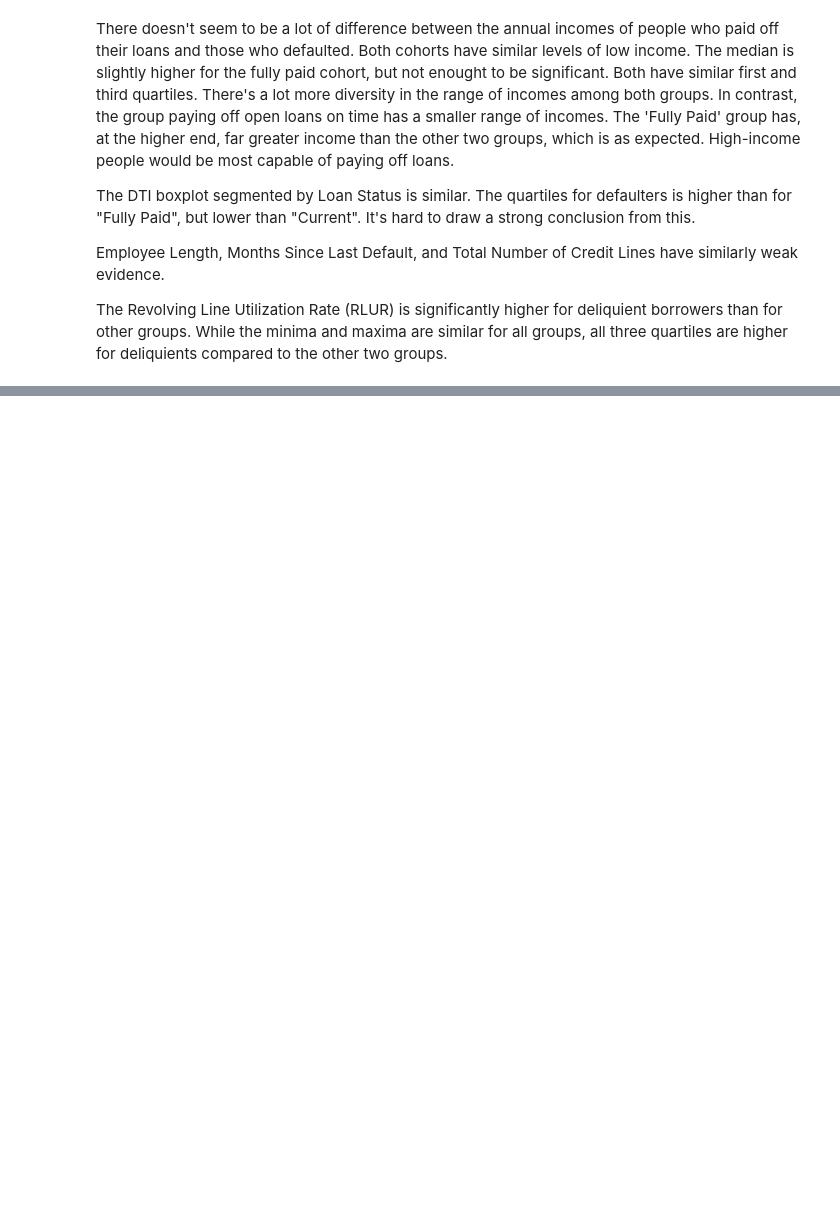
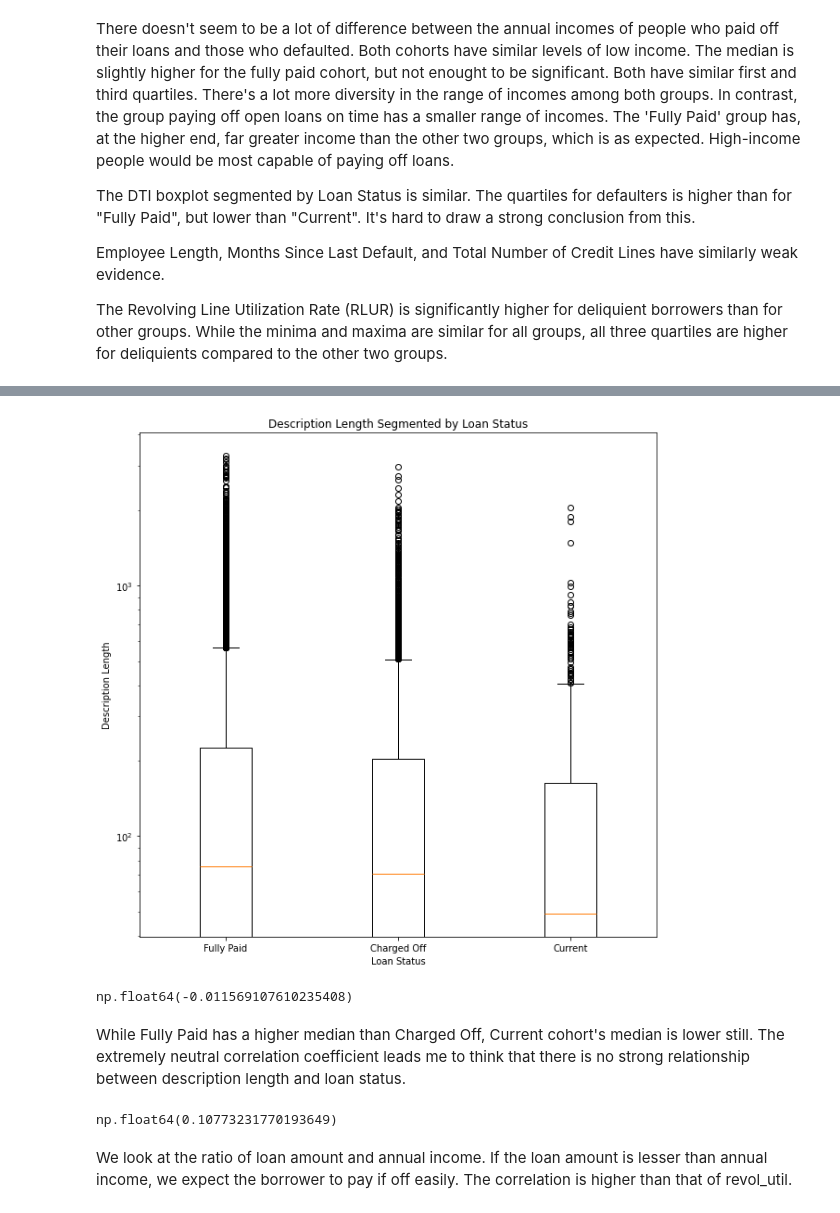
Before and after one commit to partwalk/iiitb-ml-ai, a Jupyter notebook: Module 6/case_study.ipynb, the cells around one changed output, grey strips where cells are left out. Drawn from its saved outputs; the diff is of its cells as text; code cells hidden in the pictures; blank space fills up the shorter version.

```diff
--- a/Module 6/case_study.ipynb
+++ b/Module 6/case_study.ipynb
@@ -287,0 +490,11 @@ The Revolving Line Utilization Rate (RLUR) is significantly higher for deliquien
+# %%
+boxplt('desclen', "Description Length", True)
+# %% [output]
+[figure, added]
+# %%
+df['desclen'].corr(defaulted)
+# %% [output]
+np.float64(-0.011569107610235408)
+# %% [markdown]
+While Fully Paid has a higher median than Charged Off, Current cohort's median is lower still.
+The extremely neutral correlation coefficient leads me to think that there is no strong relationship between description length and loan status.
@@ -287,0 +503,7 @@ The Revolving Line Utilization Rate (RLUR) is significantly higher for deliquien
+# %%
+df['loan_inc_ratio'].corr(defaulted)
+# %% [output]
+np.float64(0.10773231770193649)
+# %% [markdown]
+We look at the ratio of loan amount and annual income. If the loan amount is lesser than annual income, we expect the borrower to pay if off easily.
+The correlation is higher than that of revol_util.
```
Also changed, not shown: parts of 49 cells of this notebook, 3 other files.
